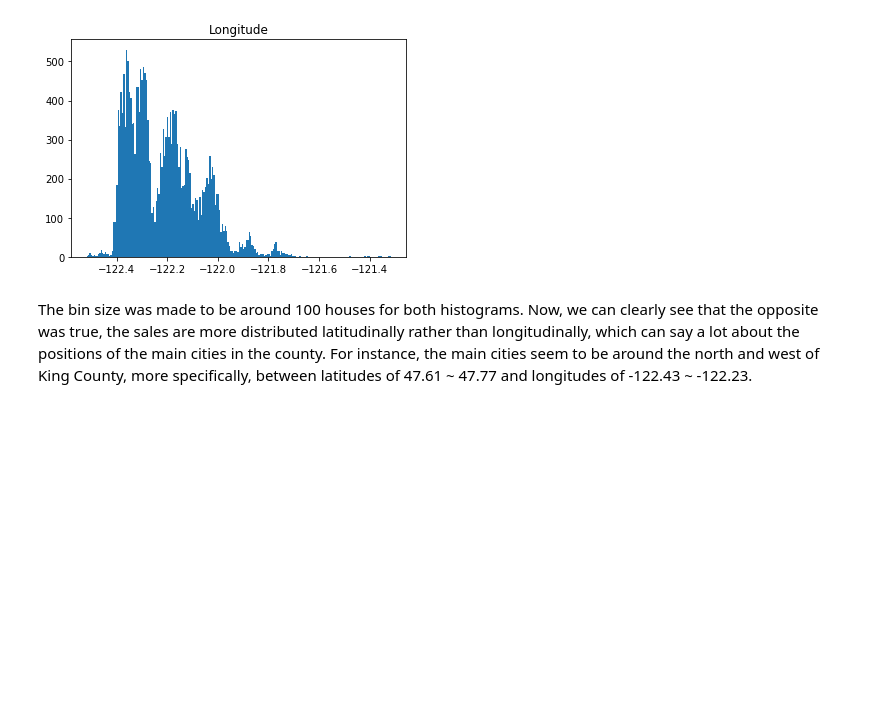
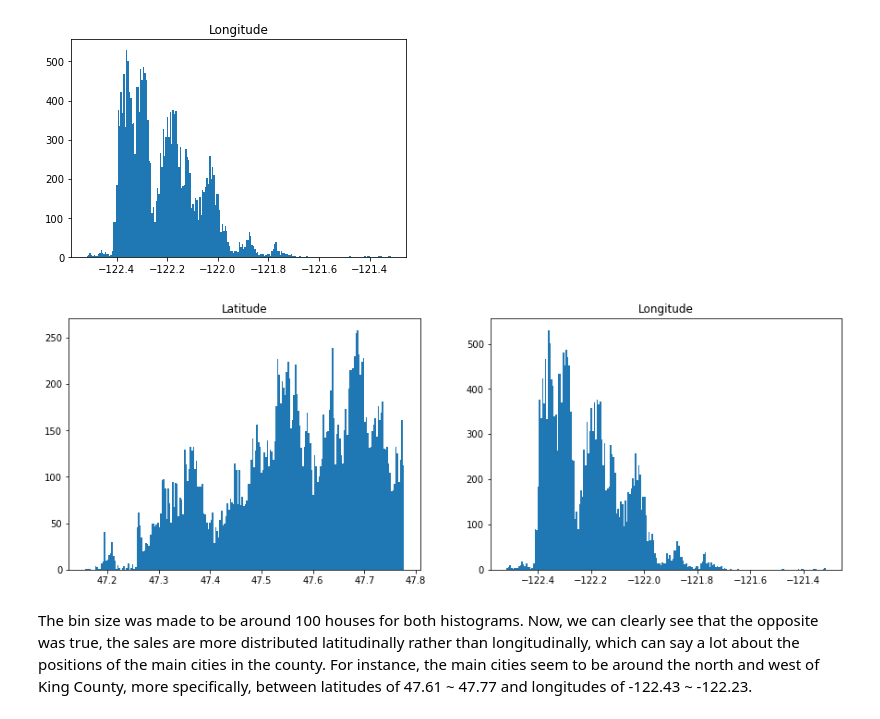
Before and after one commit to gustavooliveir/House-sales-in-King-County, a Jupyter notebook: 1 - Region of most popular houses.ipynb, the cells around one changed output. Saved outputs shown, nothing was run; the diff lists cells and outputs as text; code cells hidden in the pictures; blank space fills up the shorter version.

```diff
--- a/1 - Region of most popular houses.ipynb
+++ b/1 - Region of most popular houses.ipynb
@@ -90,5 +104,18 @@ plt.title('Longitude');
 # %% [output]
 [figure]
+# %%
+plt.figure(figsize = [15, 5]);
+plt.subplot(1, 2, 1) # 1 row, 2 cols, subplot 1
+bins = np.arange(df['lat'].min(), df['lat'].max(), (df['lat'].max() - df['lat'].min())*100/df.shape[0]  )
+plt.hist(df['lat'], bins=bins);
+plt.title('Latitude');
+plt.subplot(1, 2, 2)
+bins = np.arange(df['long'].min(), df['long'].max(), (df['long'].max() - df['long'].min())*100/df.shape[0]  )
+plt.hist(df['long'], bins=bins);
+plt.title('Longitude');
+plt.savefig('LatLong1.png')
+# %% [output]
+[figure, added]
 # %% [markdown]
 The bin size was made to be around 100 houses for both histograms. Now, we can clearly see that the opposite was true, the sales are more distributed latitudinally rather than longitudinally, which can say a lot about the positions of the main cities in the county. For instance, the main cities seem to be around the north and west of King County, more specifically, between latitudes of 47.61 ~ 47.77 and longitudes of -122.43 ~ -122.23.
 # %% [markdown]
```
Also changed, not shown: parts of 13 cells of this notebook, 12 other files.
